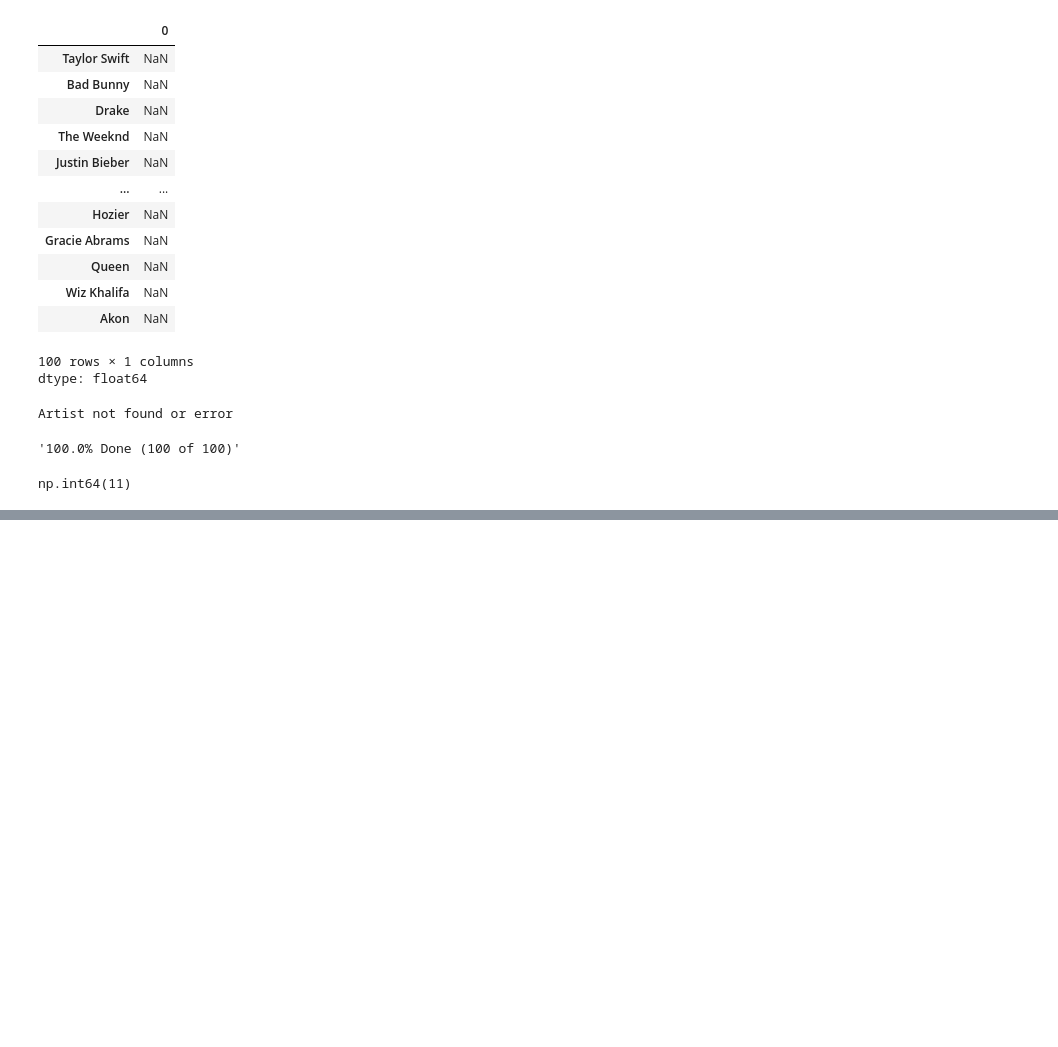
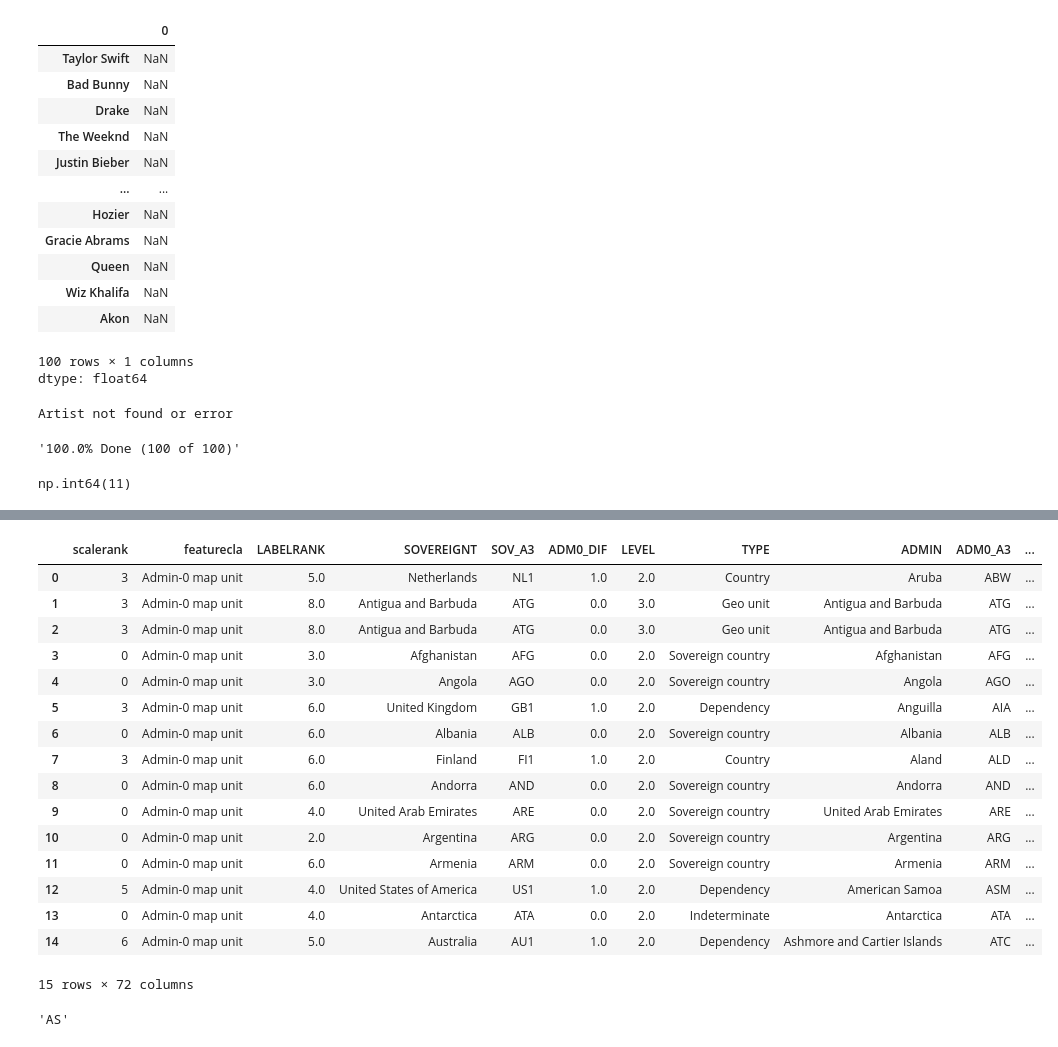
Before and after one commit to prokope/learning-data-science, a Jupyter notebook: eda.ipynb, the cells around one changed output, grey strips where cells are left out. Saved outputs shown, nothing was run; the diff lists cells and outputs as text; code cells hidden in the pictures; blank space fills up the shorter version.

```diff
--- a/eda.ipynb
+++ b/eda.ipynb
@@ -730,0 +818,24 @@ artists_nationalities
+# %%
+gdf.head(15)
+# %% [output]
+|  | scalerank | featurecla | LABELRANK | SOVEREIGNT | SOV_A3 | ADM0_DIF | LEVEL | TYPE | ADMIN | ADM0_A3 | ... |
+| 0 | 3 | Admin-0 map unit | 5.0 | Netherlands | NL1 | 1.0 | 2.0 | Country | Aruba | ABW | ... |
+| 1 | 3 | Admin-0 map unit | 8.0 | Antigua and Barbuda | ATG | 0.0 | 3.0 | Geo unit | Antigua and Barbuda | ATG | ... |
+| 2 | 3 | Admin-0 map unit | 8.0 | Antigua and Barbuda | ATG | 0.0 | 3.0 | Geo unit | Antigua and Barbuda | ATG | ... |
+| 3 | 0 | Admin-0 map unit | 3.0 | Afghanistan | AFG | 0.0 | 2.0 | Sovereign country | Afghanistan | AFG | ... |
+| 4 | 0 | Admin-0 map unit | 3.0 | Angola | AGO | 0.0 | 2.0 | Sovereign country | Angola | AGO | ... |
+| 5 | 3 | Admin-0 map unit | 6.0 | United Kingdom | GB1 | 1.0 | 2.0 | Dependency | Anguilla | AIA | ... |
+| 6 | 0 | Admin-0 map unit | 6.0 | Albania | ALB | 0.0 | 2.0 | Sovereign country | Albania | ALB | ... |
+| 7 | 3 | Admin-0 map unit | 6.0 | Finland | FI1 | 1.0 | 2.0 | Country | Aland | ALD | ... |
+| 8 | 0 | Admin-0 map unit | 6.0 | Andorra | AND | 0.0 | 2.0 | Sovereign country | Andorra | AND | ... |
+| 9 | 0 | Admin-0 map unit | 4.0 | United Arab Emirates | ARE | 0.0 | 2.0 | Sovereign country | United Arab Emirates | ARE | ... |
+| 10 | 0 | Admin-0 map unit | 2.0 | Argentina | ARG | 0.0 | 2.0 | Sovereign country | Argentina | ARG | ... |
+| 11 | 0 | Admin-0 map unit | 6.0 | Armenia | ARM | 0.0 | 2.0 | Sovereign country | Armenia | ARM | ... |
+| 12 | 5 | Admin-0 map unit | 4.0 | United States of America | US1 | 1.0 | 2.0 | Dependency | American Samoa | ASM | ... |
+| 13 | 0 | Admin-0 map unit | 4.0 | Antarctica | ATA | 0.0 | 2.0 | Indeterminate | Antarctica | ATA | ... |
+| 14 | 6 | Admin-0 map unit | 5.0 | Australia | AU1 | 1.0 | 2.0 | Dependency | Ashmore and Cartier Islands | ATC | ... |
+15 rows × 72 columns
+# %%
+gdf.iloc[12]['ISO_A2']
+# %% [output]
+'AS'
```
Also changed, not shown: parts of 14 cells of this notebook.
